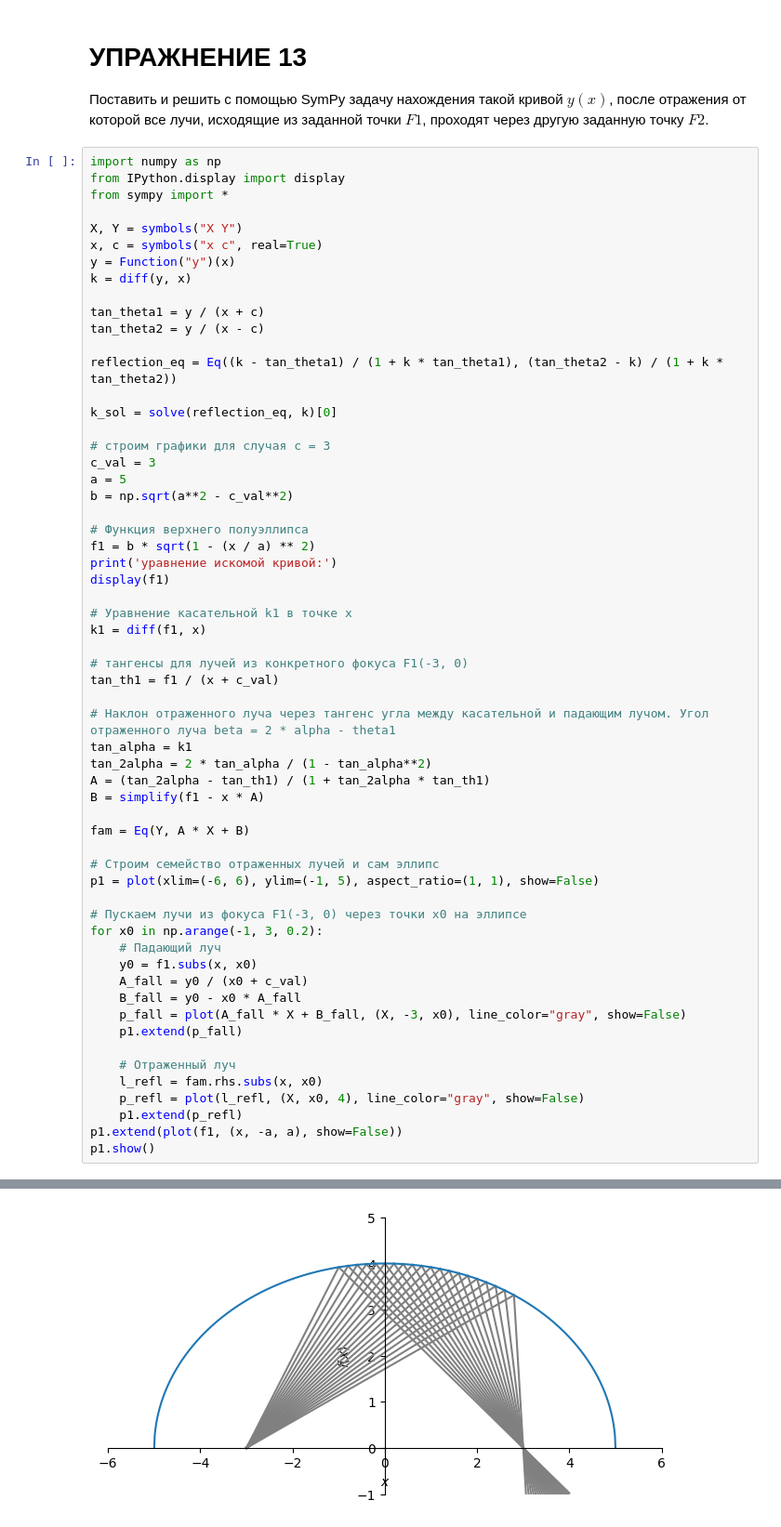
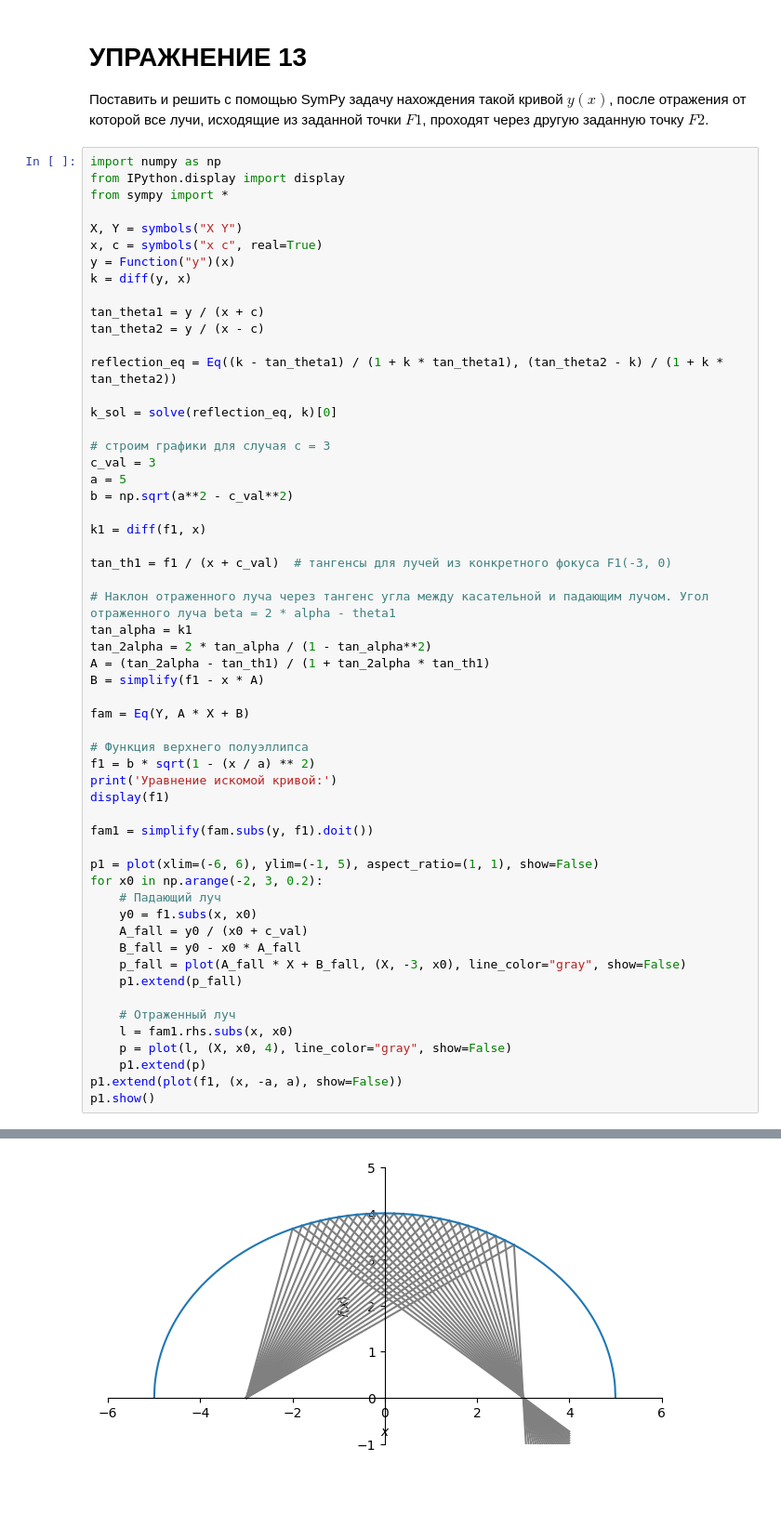
Before and after one commit to mromanenko095/sympy-solutions, a Jupyter notebook: 10_curved_mirrors.ipynb, the cells around one changed output, grey strips where cells are left out. Shown at 93% size. Saved outputs shown, nothing was run; the diff lists cells and outputs as text; blank space fills up the shorter version.

```diff
--- a/10_curved_mirrors.ipynb
+++ b/10_curved_mirrors.ipynb
@@ -406,16 +406,9 @@ c_val = 3
 a = 5
 b = np.sqrt(a**2 - c_val**2)
 
-# Функция верхнего полуэллипса
-f1 = b * sqrt(1 - (x / a) ** 2)
-print('уравнение искомой кривой:')
-display(f1)
-
-# Уравнение касательной k1 в точке x
 k1 = diff(f1, x)
 
-# тангенсы для лучей из конкретного фокуса F1(-3, 0)
-tan_th1 = f1 / (x + c_val)
+tan_th1 = f1 / (x + c_val)  # тангенсы для лучей из конкретного фокуса F1(-3, 0)
 
 # Наклон отраженного луча через тангенс угла между касательной и падающим лучом. Угол отраженного луча beta = 2 * alpha - theta1
 tan_alpha = k1
@@ -425,11 +418,15 @@ B = simplify(f1 - x * A)
 
 fam = Eq(Y, A * X + B)
 
-# Строим семейство отраженных лучей и сам эллипс
+# Функция верхнего полуэллипса
+f1 = b * sqrt(1 - (x / a) ** 2)
+print('Уравнение искомой кривой:')
+display(f1)
+
+fam1 = simplify(fam.subs(y, f1).doit())
+
 p1 = plot(xlim=(-6, 6), ylim=(-1, 5), aspect_ratio=(1, 1), show=False)
-
-# Пускаем лучи из фокуса F1(-3, 0) через точки x0 на эллипсе
-for x0 in np.arange(-1, 3, 0.2):
+for x0 in np.arange(-2, 3, 0.2):
     # Падающий луч
     y0 = f1.subs(x, x0)
     A_fall = y0 / (x0 + c_val)
@@ -438,9 +435,9 @@ for x0 in np.arange(-1, 3, 0.2):
     p1.extend(p_fall)
 
     # Отраженный луч
-    l_refl = fam.rhs.subs(x, x0)
-    p_refl = plot(l_refl, (X, x0, 4), line_color="gray", show=False)
-    p1.extend(p_refl)
+    l = fam1.rhs.subs(x, x0)
+    p = plot(l, (X, x0, 4), line_color="gray", show=False)
+    p1.extend(p)
 p1.extend(plot(f1, (x, -a, a), show=False))
 p1.show()
 # %% [output]
@@ -448,2 +445,2 @@ p1.show()
 $\displaystyle 4.0 \sqrt{1 - \frac{x^{2}}{25}}$
-[figure, old version]
+[figure, new version]
```
Also changed, not shown: parts of 3 cells of this notebook.
